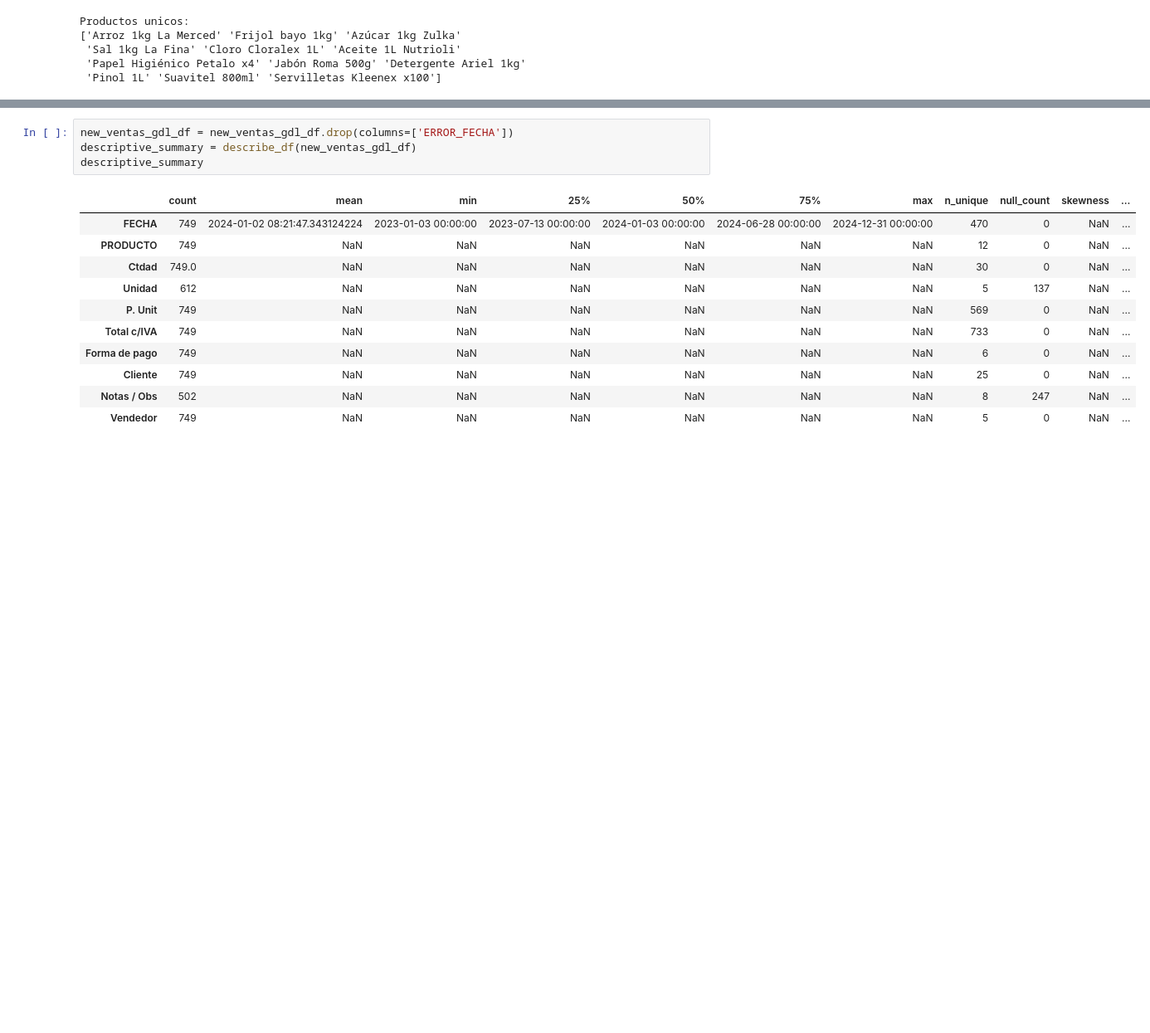
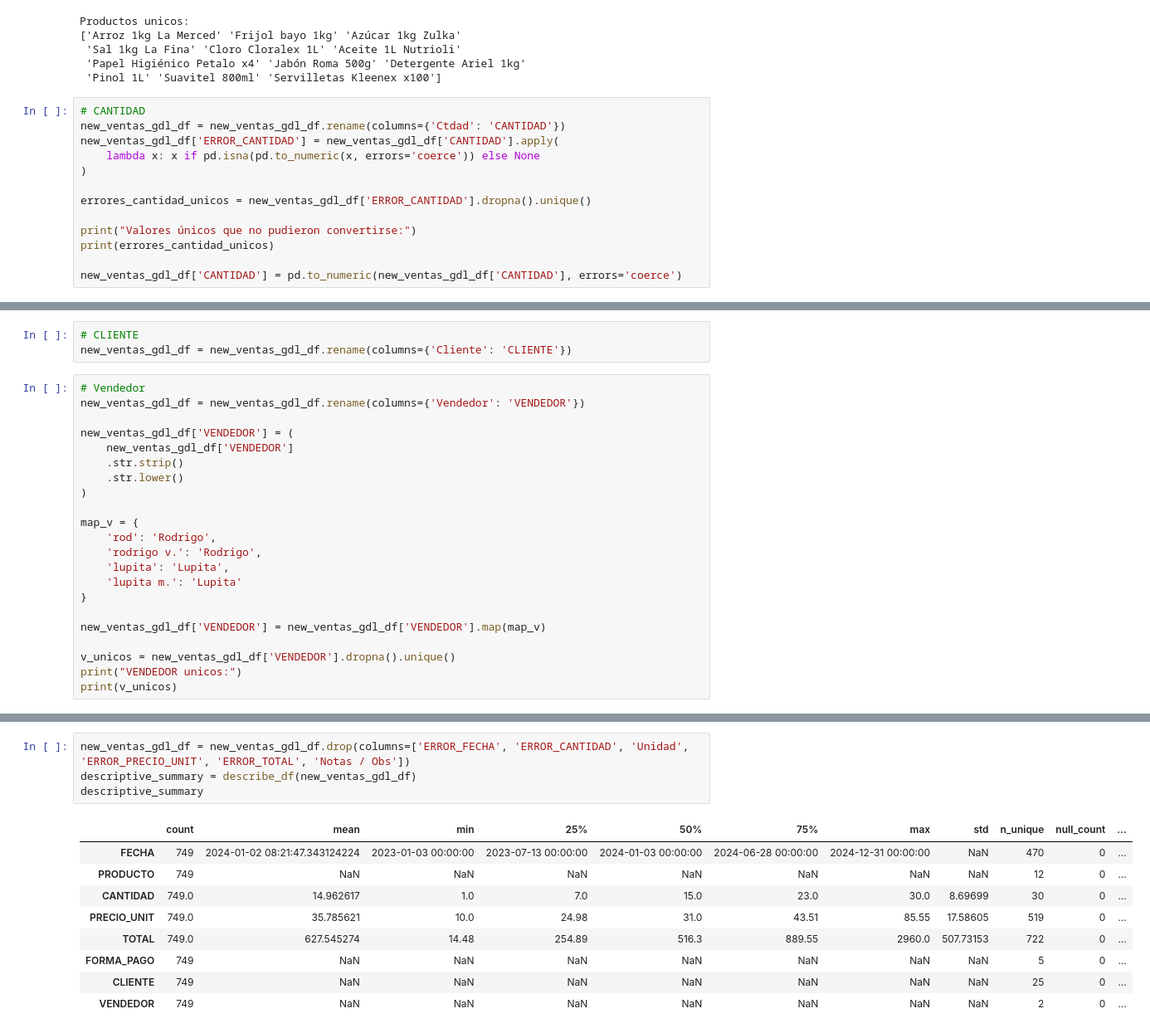
Before and after one commit to venomio5/dashboard-finanzas-sucursales, a Jupyter notebook: notebooks/1 clean_data.ipynb, the cells around one changed output, grey strips where cells are left out. Shown at 83% size. Saved outputs shown, nothing was run; the diff lists cells and outputs as text; blank space fills up the shorter version.

```diff
--- a/notebooks/1 clean_data.ipynb
+++ b/notebooks/1 clean_data.ipynb
@@ -202,3 +218,16 @@ Productos unicos:
  'Sal 1kg La Fina' 'Cloro Cloralex 1L' 'Aceite 1L Nutrioli'
  'Papel Higiénico Petalo x4' 'Jabón Roma 500g' 'Detergente Ariel 1kg'
  'Pinol 1L' 'Suavitel 800ml' 'Servilletas Kleenex x100']
+# %%
+# CANTIDAD
+new_ventas_gdl_df = new_ventas_gdl_df.rename(columns={'Ctdad': 'CANTIDAD'})
+new_ventas_gdl_df['ERROR_CANTIDAD'] = new_ventas_gdl_df['CANTIDAD'].apply(
+    lambda x: x if pd.isna(pd.to_numeric(x, errors='coerce')) else None
+)
+
+errores_cantidad_unicos = new_ventas_gdl_df['ERROR_CANTIDAD'].dropna().unique()
+
+print("Valores únicos que no pudieron convertirse:")
+print(errores_cantidad_unicos)
+
+new_ventas_gdl_df['CANTIDAD'] = pd.to_numeric(new_ventas_gdl_df['CANTIDAD'], errors='coerce')
@@ -204,0 +312,25 @@ Productos unicos:
+# %%
+# CLIENTE
+new_ventas_gdl_df = new_ventas_gdl_df.rename(columns={'Cliente': 'CLIENTE'})
+# %%
+# Vendedor
+new_ventas_gdl_df = new_ventas_gdl_df.rename(columns={'Vendedor': 'VENDEDOR'})
+
+new_ventas_gdl_df['VENDEDOR'] = (
+    new_ventas_gdl_df['VENDEDOR']
+    .str.strip()
+    .str.lower()
+)
+
+map_v = {
+    'rod': 'Rodrigo',
+    'rodrigo v.': 'Rodrigo',
+    'lupita': 'Lupita',
+    'lupita m.': 'Lupita'
+}
+
+new_ventas_gdl_df['VENDEDOR'] = new_ventas_gdl_df['VENDEDOR'].map(map_v)
+
+v_unicos = new_ventas_gdl_df['VENDEDOR'].dropna().unique()
+print("VENDEDOR unicos:")
+print(v_unicos)
@@ -205,16 +340,14 @@ Productos unicos:
 # %%
-new_ventas_gdl_df = new_ventas_gdl_df.drop(columns=['ERROR_FECHA'])
+new_ventas_gdl_df = new_ventas_gdl_df.drop(columns=['ERROR_FECHA', 'ERROR_CANTIDAD', 'Unidad', 'ERROR_PRECIO_UNIT', 'ERROR_TOTAL', 'Notas / Obs'])
 descriptive_summary = describe_df(new_ventas_gdl_df)
 descriptive_summary
 # %% [output]
-|  | count | mean | min | 25% | 50% | 75% | max | n_unique | null_count | skewness | ... |
-| FECHA | 749 | 2024-01-02 08:21:47.343124224 | 2023-01-03 00:00:00 | 2023-07-13 00:00:00 | 2024-01-03 00:00:00 | 2024-06-28 00:00:00 | 2024-12-31 00:00:00 | 470 | 0 | NaN | ... |
-| PRODUCTO | 749 | NaN | NaN | NaN | NaN | NaN | NaN | 12 | 0 | NaN | ... |
-| Ctdad | 749.0 | NaN | NaN | NaN | NaN | NaN | NaN | 30 | 0 | NaN | ... |
-| Unidad | 612 | NaN | NaN | NaN | NaN | NaN | NaN | 5 | 137 | NaN | ... |
-| P. Unit | 749 | NaN | NaN | NaN | NaN | NaN | NaN | 569 | 0 | NaN | ... |
-| Total c/IVA | 749 | NaN | NaN | NaN | NaN | NaN | NaN | 733 | 0 | NaN | ... |
-| Forma de pago | 749 | NaN | NaN | NaN | NaN | NaN | NaN | 6 | 0 | NaN | ... |
-| Cliente | 749 | NaN | NaN | NaN | NaN | NaN | NaN | 25 | 0 | NaN | ... |
-| Notas / Obs | 502 | NaN | NaN | NaN | NaN | NaN | NaN | 8 | 247 | NaN | ... |
-| Vendedor | 749 | NaN | NaN | NaN | NaN | NaN | NaN | 5 | 0 | NaN | ... |
+|  | count | mean | min | 25% | 50% | 75% | max | std | n_unique | null_count | ... |
+| FECHA | 749 | 2024-01-02 08:21:47.343124224 | 2023-01-03 00:00:00 | 2023-07-13 00:00:00 | 2024-01-03 00:00:00 | 2024-06-28 00:00:00 | 2024-12-31 00:00:00 | NaN | 470 | 0 | ... |
+| PRODUCTO | 749 | NaN | NaN | NaN | NaN | NaN | NaN | NaN | 12 | 0 | ... |
+| CANTIDAD | 749.0 | 14.962617 | 1.0 | 7.0 | 15.0 | 23.0 | 30.0 | 8.69699 | 30 | 0 | ... |
+| PRECIO_UNIT | 749.0 | 35.785621 | 10.0 | 24.98 | 31.0 | 43.51 | 85.55 | 17.58605 | 519 | 0 | ... |
+| TOTAL | 749.0 | 627.545274 | 14.48 | 254.89 | 516.3 | 889.55 | 2960.0 | 507.73153 | 722 | 0 | ... |
+| FORMA_PAGO | 749 | NaN | NaN | NaN | NaN | NaN | NaN | NaN | 5 | 0 | ... |
+| CLIENTE | 749 | NaN | NaN | NaN | NaN | NaN | NaN | NaN | 25 | 0 | ... |
+| VENDEDOR | 749 | NaN | NaN | NaN | NaN | NaN | NaN | NaN | 2 | 0 | ... |
```
Also changed, not shown: parts of 8 cells of this notebook, 1 other file.
